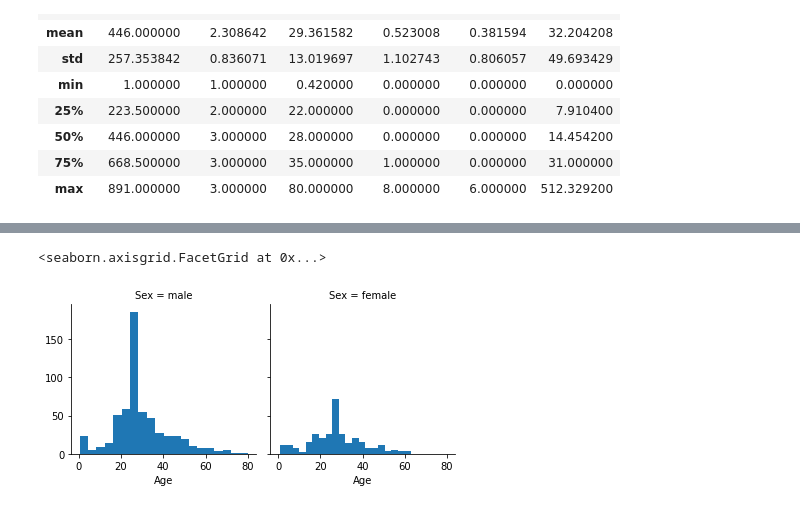
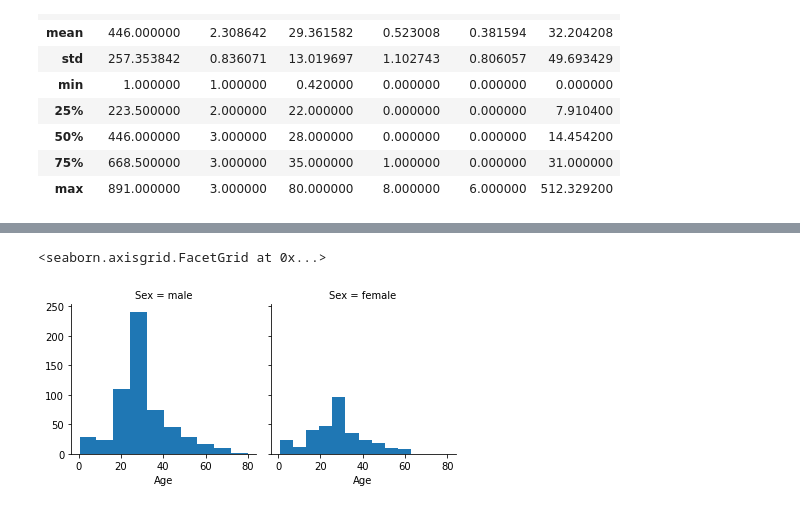
Before and after one commit to isahaji/data_viz, a Jupyter notebook: main.ipynb, the cells around one changed output, grey strips where cells are left out. Drawn from its saved outputs; the diff is of its cells as text; code cells hidden in the pictures.

```diff
--- a/main.ipynb
+++ b/main.ipynb
@@ -48,10 +48,10 @@ dtypes: float64(2), int64(4), object(6)
 memory usage: 83.7+ KB
 # %%
 g = sns.FacetGrid(data, col="Sex")
-g.map(plt.hist,"Age", bins=20)
+g.map(plt.hist,"Age")
 # %% [output]
 <seaborn.axisgrid.FacetGrid at 0x...>
-[figure, old version]
+[figure, new version]
 # %%
 data
 # %% [output]
```
Also changed, not shown: parts of 8 cells of this notebook.
